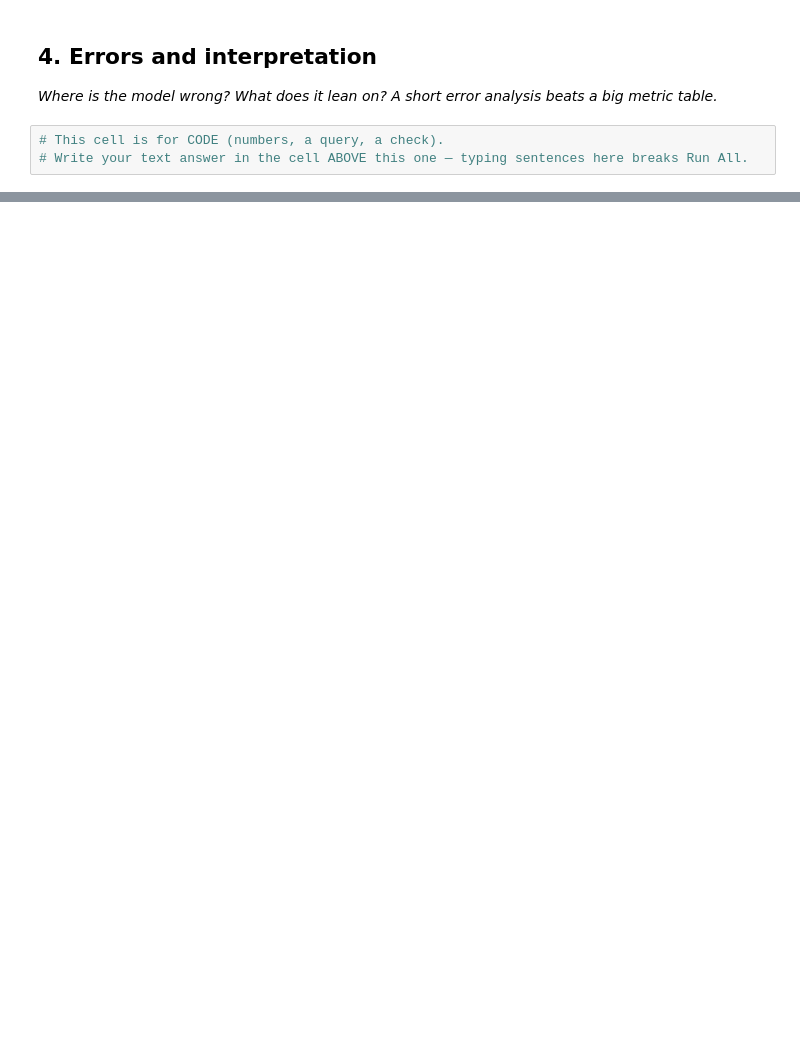
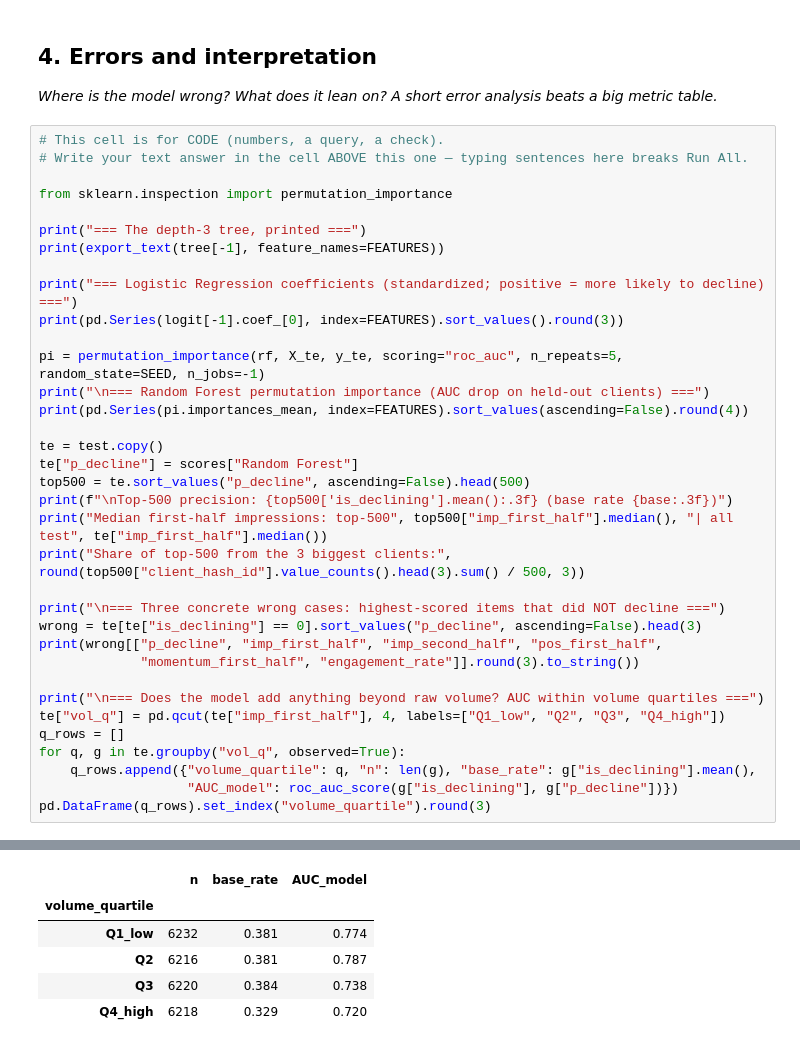
Before and after one commit to yasmeenmh90-beep/flyrank-ml-internship-starter, a Jupyter notebook: work/notebooks/w05_model.ipynb, the cells around one changed output, grey strips where cells are left out. Cells and saved outputs as stored; diff of their text form; blank space fills up the shorter version.

```diff
--- a/work/notebooks/w05_model.ipynb
+++ b/work/notebooks/w05_model.ipynb
@@ -31,6 +255,39 @@ This skeleton is yours to fill. Work the sections **in order** — each one has
 ## 4. Errors and interpretation
 
 *Where is the model wrong? What does it lean on? A short error analysis beats a big metric table.*
-# %%
-# This cell is for CODE (numbers, a query, a check).
-# Write your text answer in the cell ABOVE this one — typing sentences here breaks Run All.
+# %%
+# This cell is for CODE (numbers, a query, a check).
+# Write your text answer in the cell ABOVE this one — typing sentences here breaks Run All.
+
+from sklearn.inspection import permutation_importance
+
+print("=== The depth-3 tree, printed ===")
+print(export_text(tree[-1], feature_names=FEATURES))
+
+print("=== Logistic Regression coefficients (standardized; positive = more likely to decline) ===")
+print(pd.Series(logit[-1].coef_[0], index=FEATURES).sort_values().round(3))
+
+pi = permutation_importance(rf, X_te, y_te, scoring="roc_auc", n_repeats=5, random_state=SEED, n_jobs=-1)
+print("\n=== Random Forest permutation importance (AUC drop on held-out clients) ===")
+print(pd.Series(pi.importances_mean, index=FEATURES).sort_values(ascending=False).round(4))
+
+te = test.copy()
+te["p_decline"] = scores["Random Forest"]
+top500 = te.sort_values("p_decline", ascending=False).head(500)
+print(f"\nTop-500 precision: {top500['is_declining'].mean():.3f} (base rate {base:.3f})")
+print("Median first-half impressions: top-500", top500["imp_first_half"].median(), "| all test", te["imp_first_half"].median())
+print("Share of top-500 from the 3 biggest clients:", round(top500["client_hash_id"].value_counts().head(3).sum() / 500, 3))
+
+print("\n=== Three concrete wrong cases: highest-scored items that did NOT decline ===")
+wrong = te[te["is_declining"] == 0].sort_values("p_decline", ascending=False).head(3)
+print(wrong[["p_decline", "imp_first_half", "imp_second_half", "pos_first_half",
+             "momentum_first_half", "engagement_rate"]].round(3).to_string())
+
+print("\n=== Does the model add anything beyond raw volume? AUC within volume quartiles ===")
+te["vol_q"] = pd.qcut(te["imp_first_half"], 4, labels=["Q1_low", "Q2", "Q3", "Q4_high"])
+q_rows = []
+for q, g in te.groupby("vol_q", observed=True):
+    q_rows.append({"volume_quartile": q, "n": len(g), "base_rate": g["is_declining"].mean(),
+                   "AUC_model": roc_auc_score(g["is_declining"], g["p_decline"])})
+pd.DataFrame(q_rows).set_index("volume_quartile").round(3)
+# %% [output]
@@ -36,0 +311,6 @@ This skeleton is yours to fill. Work the sections **in order** — each one has
+|  | n | base_rate | AUC_model |
+| volume_quartile |  |  |  |
+| Q1_low | 6232 | 0.381 | 0.774 |
+| Q2 | 6216 | 0.381 | 0.787 |
+| Q3 | 6220 | 0.384 | 0.738 |
+| Q4_high | 6218 | 0.329 | 0.720 |
```
Also changed, not shown: parts of 23 cells of this notebook.
